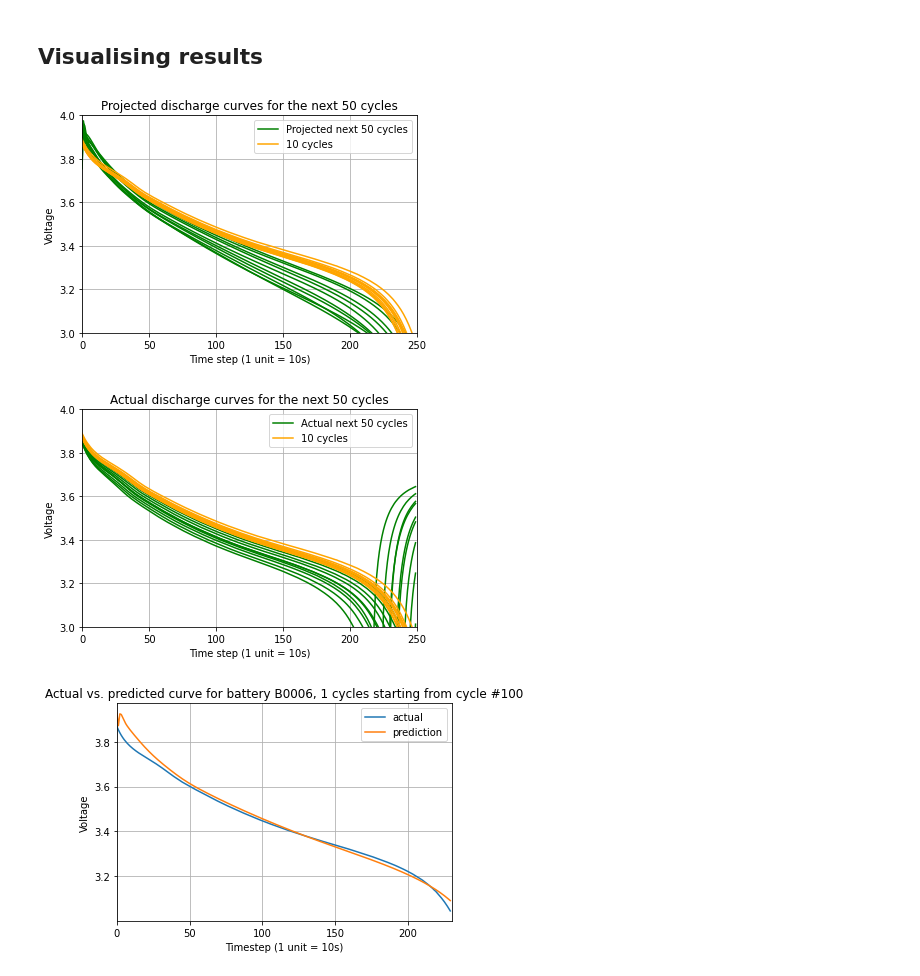
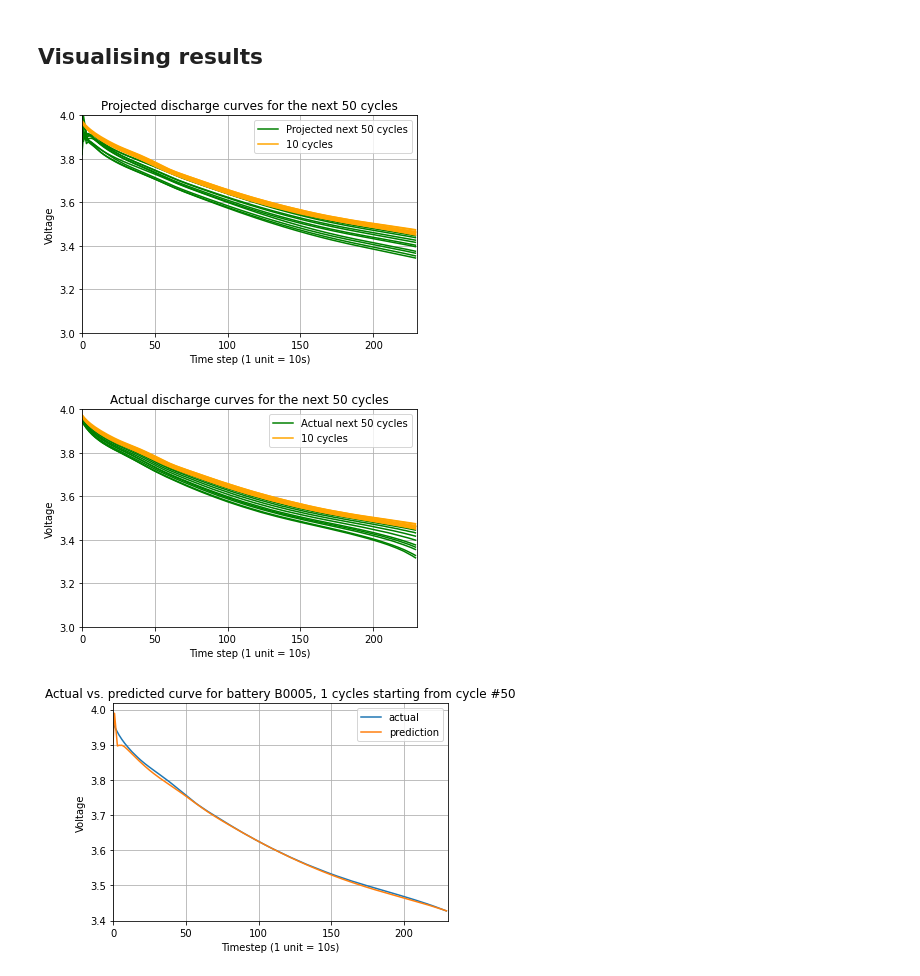
Before and after one commit to natskiu/Nasa-Battery, a Jupyter notebook: discharge_curve_prediction/predict_cycles.ipynb, the cells around one changed output. Saved outputs shown, nothing was run; the diff lists cells and outputs as text; code cells hidden in the pictures.

```diff
--- a/discharge_curve_prediction/predict_cycles.ipynb
+++ b/discharge_curve_prediction/predict_cycles.ipynb
@@ -12,13 +12,13 @@ import matplotlib.pyplot as plt
 # %%
 window_size = 10
 forecasting_range = 50
-dimensionality = 250
+dimensionality = 230
 cutoff = 5
 # %% [markdown]
 ## Data preprocessing
 # %%
 import pickle
-with open('Data/pickles/interpolated_data.pkl', 'rb') as f:
+with open('pickles/interpolated_data.pkl', 'rb') as f:
     interpolated_data = pickle.load(f)
     #times =interpolated_data[battery_no][cycle_no][:,0]
 # %%
@@ -225,13 +216,13 @@ def plot_projections(X_data, Y_data, starting_cycle=0, step=20, is_actual=False,
     plt.legend(by_label.values(), by_label.keys())
     plt.show()
 # %%
-plot_projections(X_6, Y_6_preds, starting_cycle=100, step=5, dimensionality=dimensionality)
+plot_projections(X_5, Y_5_preds, starting_cycle=40, step=5, dimensionality=dimensionality)
 # %% [output]
-[figure, old version]
+[figure, new version]
 # %%
-plot_projections(X_6, Y_6, starting_cycle=100, step=5, is_actual=True, dimensionality=dimensionality)
+plot_projections(X_5, Y_5, starting_cycle=40, step=5, is_actual=True, dimensionality=dimensionality)
 # %% [output]
-[figure, old version]
+[figure, new version]
 # %%
 def create_comparison_plot(dimensionality=dimensionality, starting_cycle=0, cycle_number=0, battery_number=0):
     x = np.arange(start=0, stop=dimensionality, step=1)
@@ -255,7 +246,7 @@ def create_comparison_plot(dimensionality=dimensionality, starting_cycle=0, cycl
     plt.legend()
     plt.show()
 # %%
-create_comparison_plot(starting_cycle=100, cycle_number=1, battery_number=1)
+create_comparison_plot(starting_cycle=50, cycle_number=1, battery_number=0)
 # %% [output]
-[figure, old version]
+[figure, new version]
 # %%
```
Also changed, not shown: parts of 7 cells of this notebook, 1 other file.
